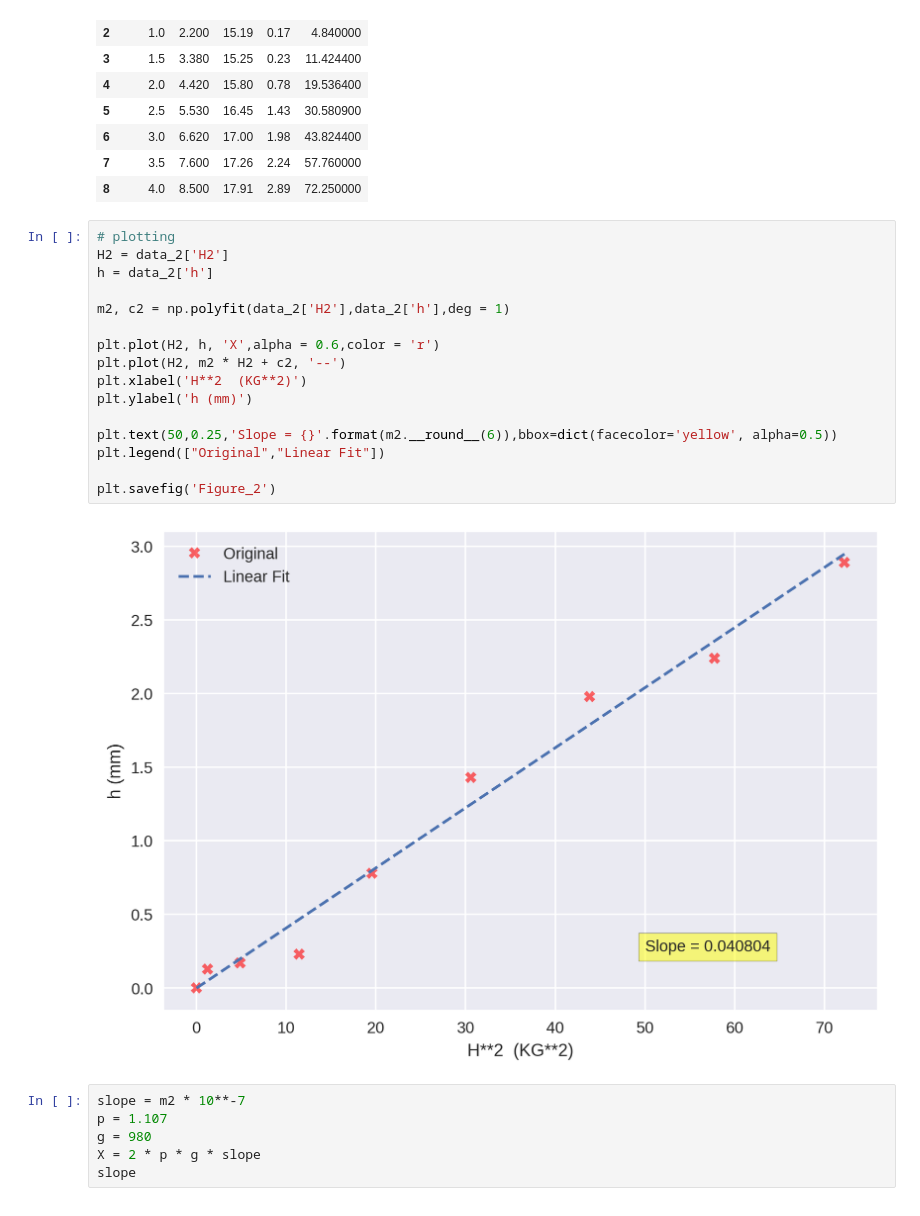
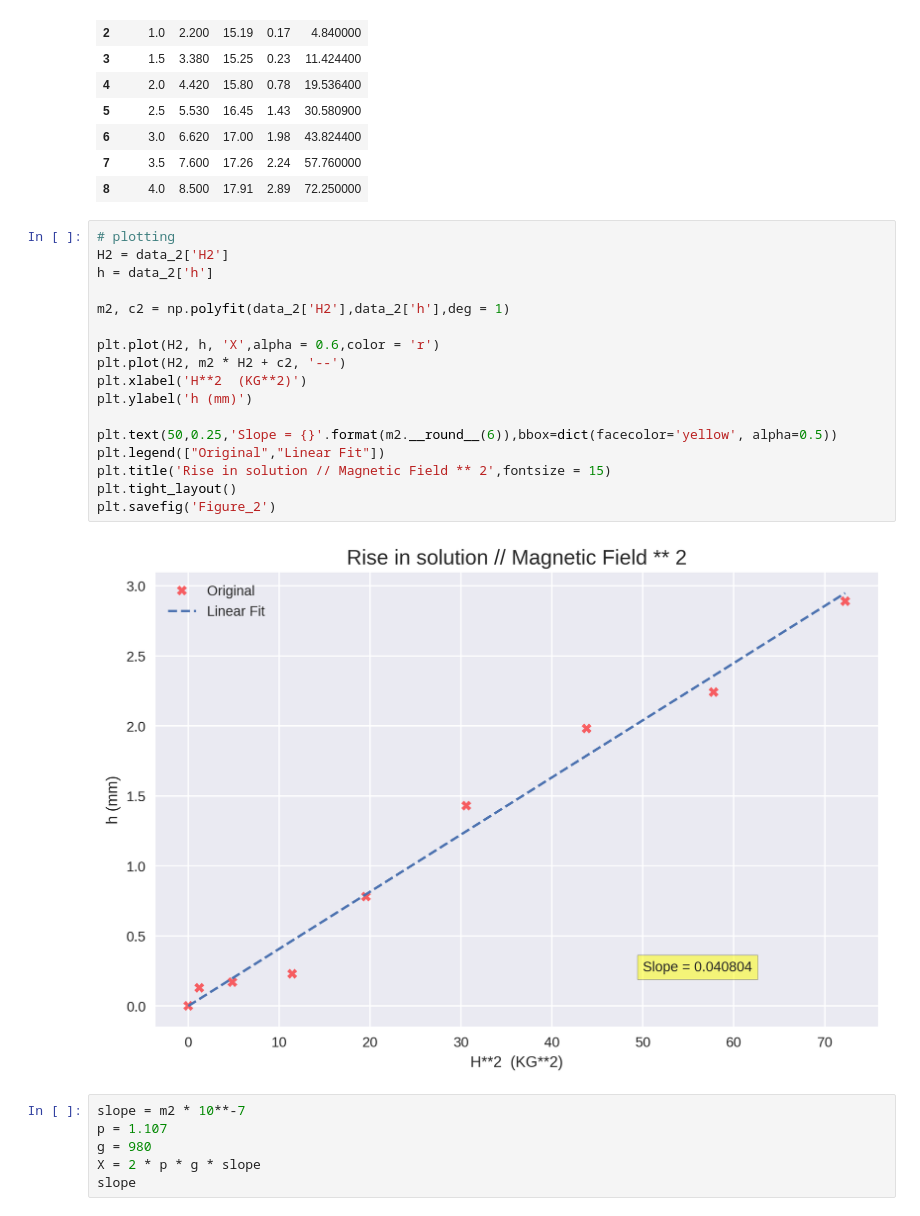
Before and after one commit to jithu7432/genlab-experiments, a Jupyter notebook: Qunicks Tube/test.ipynb, the cells around one changed output. Drawn from its saved outputs; the diff is of its cells as text.

```diff
--- a/Qunicks Tube/test.ipynb
+++ b/Qunicks Tube/test.ipynb
@@ -49,21 +53,22 @@ data_2
 # %%
 # plotting
 H2 = data_2['H2']
 h = data_2['h']
 
 m2, c2 = np.polyfit(data_2['H2'],data_2['h'],deg = 1)
 
 plt.plot(H2, h, 'X',alpha = 0.6,color = 'r')
 plt.plot(H2, m2 * H2 + c2, '--')
 plt.xlabel('H**2  (KG**2)')
 plt.ylabel('h (mm)')
 
 plt.text(50,0.25,'Slope = {}'.format(m2.__round__(6)),bbox=dict(facecolor='yellow', alpha=0.5))
 plt.legend(["Original","Linear Fit"])
-
+plt.title('Rise in solution // Magnetic Field ** 2',fontsize = 15)
+plt.tight_layout()
 plt.savefig('Figure_2')
 # %% [output]
-[figure, old version]
+[figure, new version]
 # %%
 slope = m2 * 10**-7
 p = 1.107
```
Also changed, not shown: parts of 1 cell of this notebook, 2 other files.
